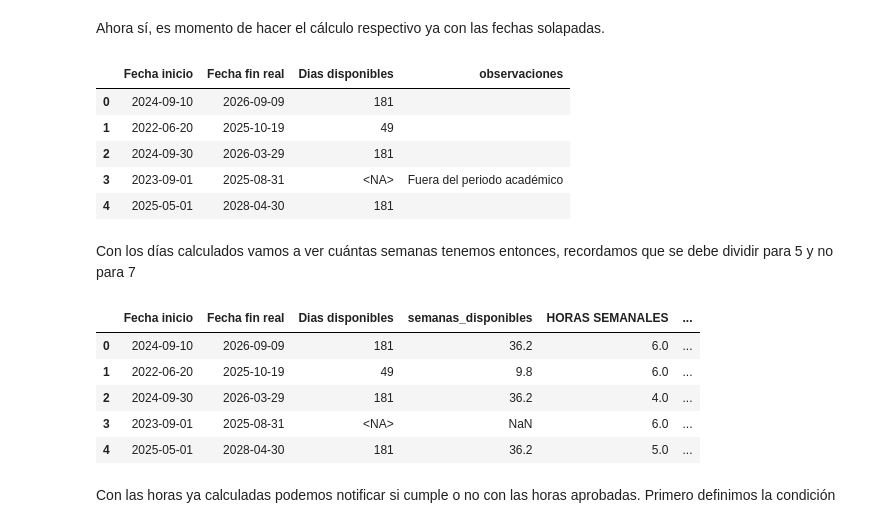
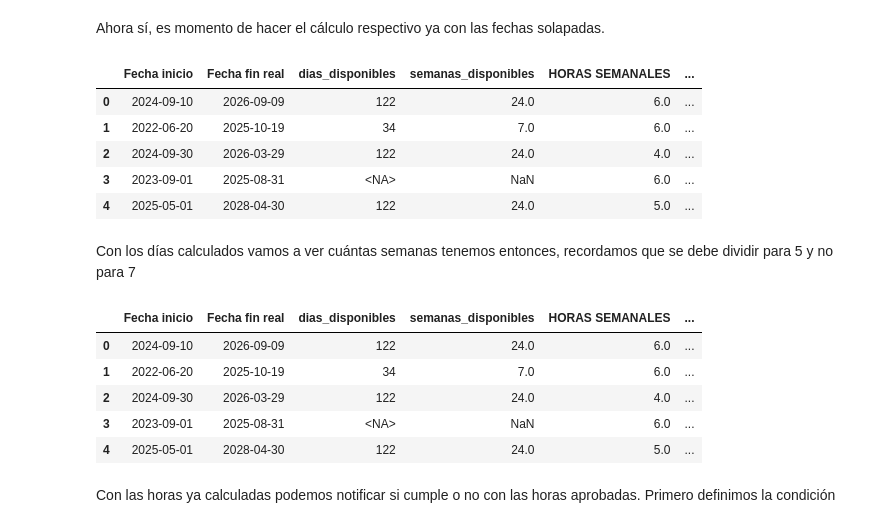
Before and after one commit to DilanAndrade007/ProyectoPreplanificacion, a Jupyter notebook: proyectos/proyectos.ipynb, the cells around one changed output. Saved outputs shown, nothing was run; the diff lists cells and outputs as text; code cells hidden in the pictures.

Commit message:
Match de bases de datos listo

```diff
--- a/proyectos/proyectos.ipynb
+++ b/proyectos/proyectos.ipynb
@@ -67,3 +79,6 @@ fin_periodo    = pd.Timestamp("2026-02-28")
+# %%
+# Convertir a dtype compatible con numpy.busday_count
+feriados_np = np.array(feriados.values.astype("datetime64[D]"))
 # %% [markdown]
 Ahora con las fechas del periodo establecidas, podemos poner las restricciones a las fechas de los proyectos, por ejemplo, verificar que el proyecto esté dentro de este periodo y no se encuentre en fechas fuera de este
 # %%
@@ -106,21 +117,42 @@ solapa = (fin_clip >= inicio_clip)
+# %%
+# === 5) Filas con solape real con el periodo y fechas válidas ===
+fechas_validas = df["Fecha inicio"].notna() & df["Fecha fin real"].notna()
+solapa = fechas_validas & (df["Fecha fin real"] >= inicio_periodo) & (df["Fecha inicio"] <= fin_periodo)
+# %%
+# === 6) Calcular días laborables (lun–vie), inclusivo en ambos extremos ===
+dias_laborables = pd.Series(np.nan, index=df.index, dtype="float")
+# %%
+mask = solapa
+if mask.any():
+    # numpy.busday_count cuenta en [inicio, fin) (fin exclusivo), por eso sumamos 1 día al fin para hacerlo inclusivo
+    start_arr = inicio_clip[mask].values.astype("datetime64[D]")
+    end_arr_exclusive = (fin_clip[mask] + pd.Timedelta(days=1)).values.astype("datetime64[D]")
+
+    # Solo cuenta lun–vie; 'holidays' quita esas fechas incluso si caen en días laborables
+    dias_calc = np.busday_count(start_arr, end_arr_exclusive, holidays=feriados_np, weekmask="Mon Tue Wed Thu Fri")
+
+    dias_laborables.loc[mask] = dias_calc
 # %%
-# Días inclusivos: fin - inicio + 1
-dias = (fin_clip - inicio_clip).dt.days + 1
-dias = dias.where(solapa, 0)             # si no hay solape, 0 días
-dias = dias.where(fechas_validas)        # si faltan fechas, NaN
-dias = dias.where(~fuera_periodo)        # si está fuera del periodo académico, NaN
+# Guardar como entero con soporte de NaN
+df["dias_disponibles"] = pd.Series(dias_laborables, index=df.index).astype("Int64")
 
-# 6) Asignar columna (entero con soporte de NaN)
-df["Dias disponibles"] = dias.astype("Int64")
+# === 7) (Re)calcular semanas y horas del periodo con base en días laborables ===
+df["HORAS SEMANALES"] = pd.to_numeric(df["HORAS SEMANALES"], errors="coerce")
+
+df["semanas_disponibles"] = (df["dias_disponibles"] / 5).astype(float).round()
+df["horas_disponibles_periodo"] = (df["semanas_disponibles"] * df["HORAS SEMANALES"]).round()
+
+# (Opcional) Si prefieres semanas enteras:
+# df["semanas_disponibles_enteras"] = np.floor(df["dias_disponibles"] / 7).astype("Int64")
 
 # Vista rápida
-df[["Fecha inicio", "Fecha fin real", "Dias disponibles", "observaciones"]].head()
+df[["Fecha inicio","Fecha fin real","dias_disponibles","semanas_disponibles","HORAS SEMANALES","horas_disponibles_periodo"]].head()
 # %% [output]
-|  | Fecha inicio | Fecha fin real | Dias disponibles | observaciones |
-| 0 | 2024-09-10 | 2026-09-09 | 181 |  |
-| 1 | 2022-06-20 | 2025-10-19 | 49 |  |
-| 2 | 2024-09-30 | 2026-03-29 | 181 |  |
-| 3 | 2023-09-01 | 2025-08-31 | <NA> | Fuera del periodo académico |
-| 4 | 2025-05-01 | 2028-04-30 | 181 |  |
+|  | Fecha inicio | Fecha fin real | dias_disponibles | semanas_disponibles | HORAS SEMANALES | ... |
+| 0 | 2024-09-10 | 2026-09-09 | 122 | 24.0 | 6.0 | ... |
+| 1 | 2022-06-20 | 2025-10-19 | 34 | 7.0 | 6.0 | ... |
+| 2 | 2024-09-30 | 2026-03-29 | 122 | 24.0 | 4.0 | ... |
+| 3 | 2023-09-01 | 2025-08-31 | <NA> | NaN | 6.0 | ... |
+| 4 | 2025-05-01 | 2028-04-30 | 122 | 24.0 | 5.0 | ... |
 # %% [markdown]
 Con los días calculados vamos a ver cuántas semanas tenemos entonces, recordamos que se debe dividir para 5 y no para 7
@@ -137,13 +159,13 @@ df["horas_disponibles_periodo"] = df["horas_disponibles_periodo"].round(2)
 # %%
-df[["Fecha inicio","Fecha fin real","Dias disponibles","semanas_disponibles",
+df[["Fecha inicio","Fecha fin real","dias_disponibles","semanas_disponibles",
      "HORAS SEMANALES","horas_disponibles_periodo"]].head()
 # %% [output]
-|  | Fecha inicio | Fecha fin real | Dias disponibles | semanas_disponibles | HORAS SEMANALES | ... |
-| 0 | 2024-09-10 | 2026-09-09 | 181 | 36.2 | 6.0 | ... |
-| 1 | 2022-06-20 | 2025-10-19 | 49 | 9.8 | 6.0 | ... |
-| 2 | 2024-09-30 | 2026-03-29 | 181 | 36.2 | 4.0 | ... |
+|  | Fecha inicio | Fecha fin real | dias_disponibles | semanas_disponibles | HORAS SEMANALES | ... |
+| 0 | 2024-09-10 | 2026-09-09 | 122 | 24.0 | 6.0 | ... |
+| 1 | 2022-06-20 | 2025-10-19 | 34 | 7.0 | 6.0 | ... |
+| 2 | 2024-09-30 | 2026-03-29 | 122 | 24.0 | 4.0 | ... |
 | 3 | 2023-09-01 | 2025-08-31 | <NA> | NaN | 6.0 | ... |
-| 4 | 2025-05-01 | 2028-04-30 | 181 | 36.2 | 5.0 | ... |
+| 4 | 2025-05-01 | 2028-04-30 | 122 | 24.0 | 5.0 | ... |
 # %% [markdown]
 Con las horas ya calculadas podemos notificar si cumple o no con las horas aprobadas. Primero definimos la condición
 # %%
```
Also changed, not shown: parts of 13 cells of this notebook, 3 other files.
